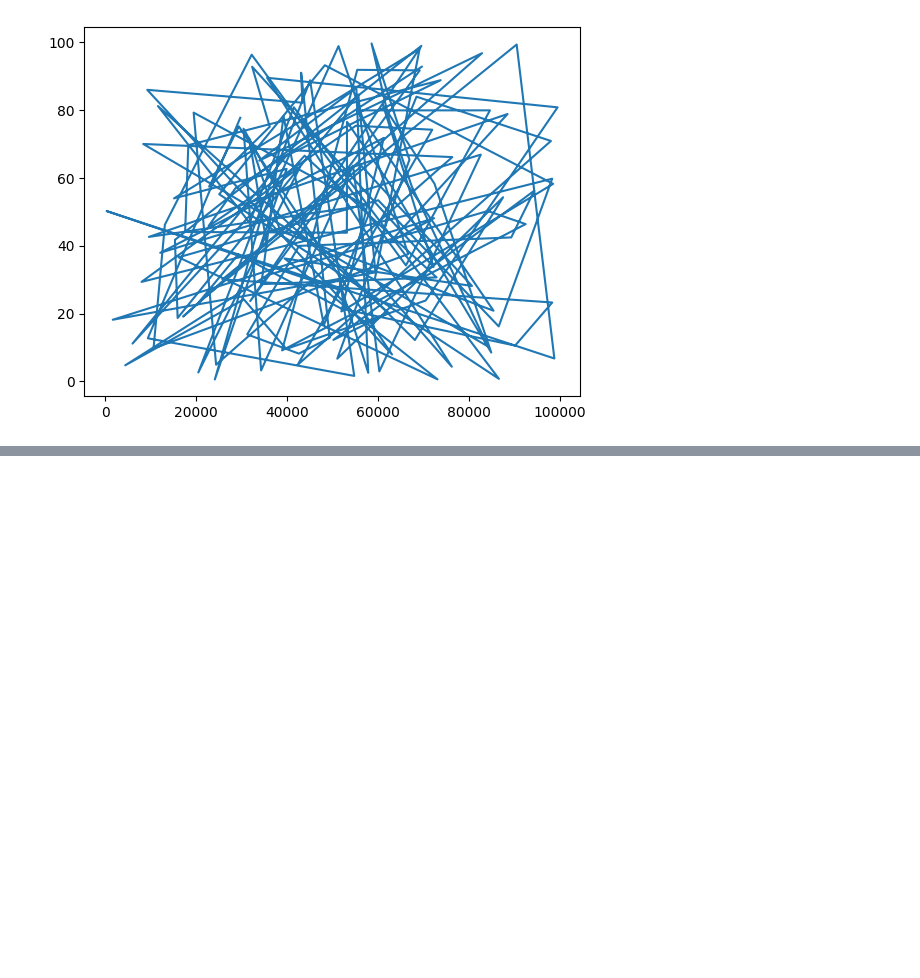
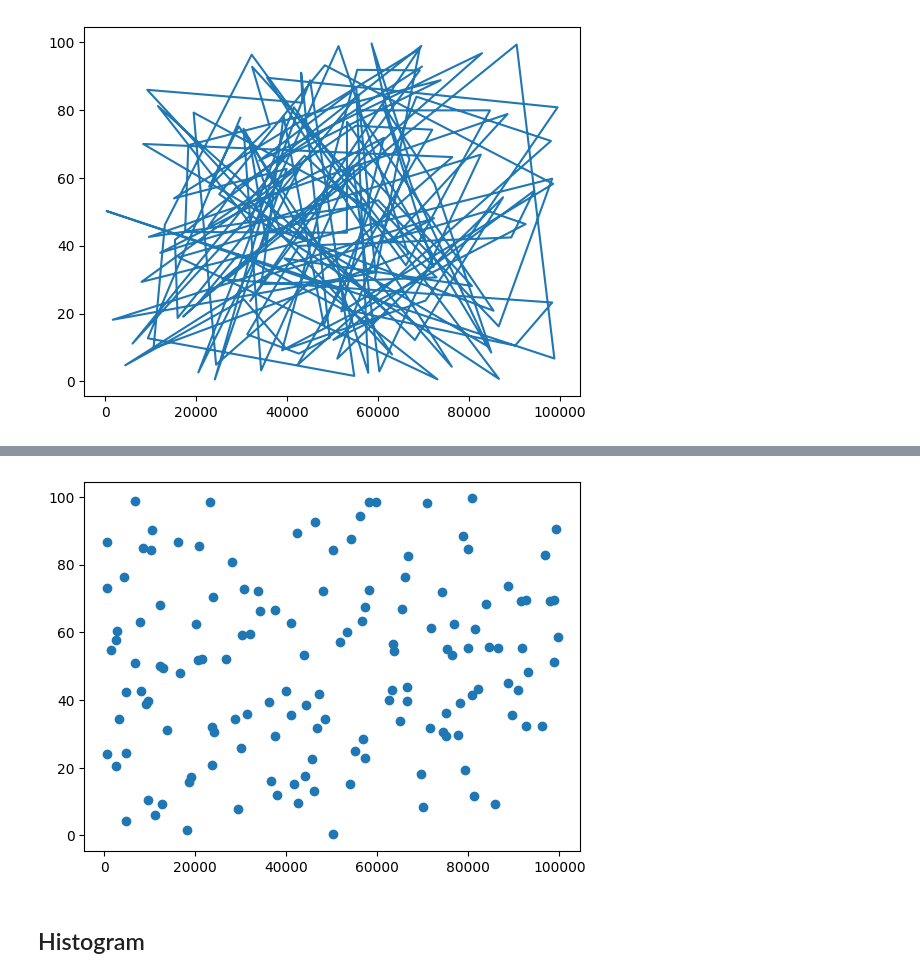
Before and after one commit to hasanshahriar32/ads, a Jupyter notebook: 2.intermediate-python/notes/matploitlib.ipynb, the cells around one changed output, grey strips where cells are left out. Saved outputs shown, nothing was run; the diff lists cells and outputs as text; code cells hidden in the pictures; blank space fills up the shorter version.

```diff
--- a/2.intermediate-python/notes/matploitlib.ipynb
+++ b/2.intermediate-python/notes/matploitlib.ipynb
@@ -80,0 +109,18 @@ plt.show()
+# %%
+# Import package
+import numpy as np
+import matplotlib.pyplot as plt
+
+np.random.seed(123)
+life_exp = np.random.rand(142) * 100
+pop = np.random.rand(142) * 100000
+
+# Build Scatter plot
+plt.scatter(pop , life_exp)
+
+# Show plot
+plt.show()
+# %% [output]
+[figure, added]
+# %% [markdown]
+## Histogram
```
Also changed, not shown: parts of 5 cells of this notebook, 1 other file.
